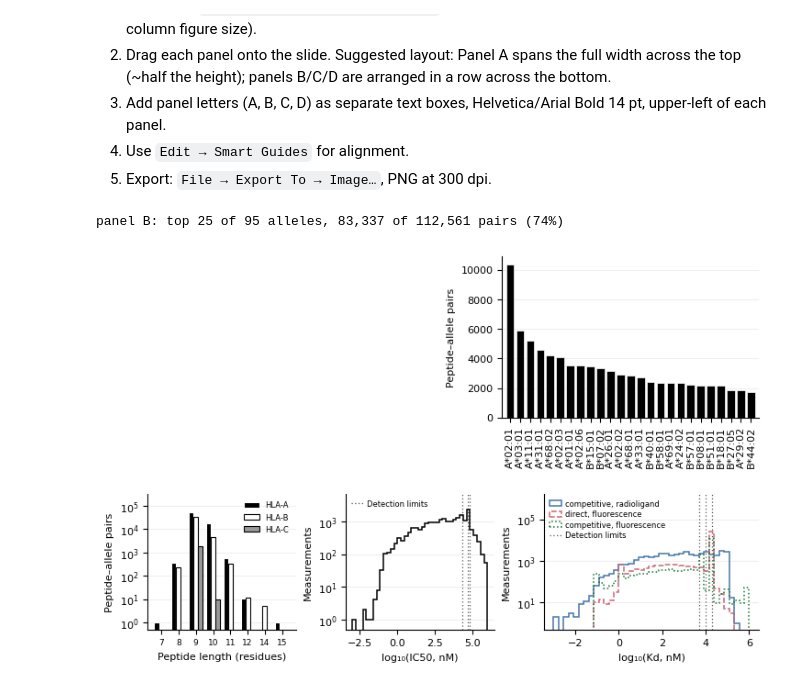
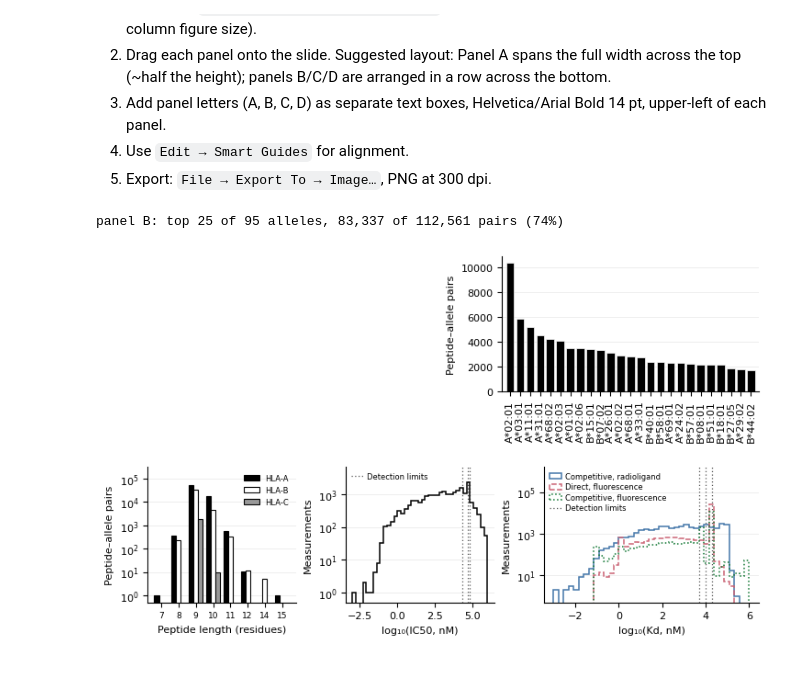
Before and after one commit to kunikohunter/PepBind3D, a Jupyter notebook: 04_figure1_panels.ipynb, the cells around one changed output. Saved outputs shown, nothing was run; the diff lists cells and outputs as text; code cells hidden in the pictures.

Commit message:
Fix the HLA-A bar outline and tighten Figure 1

```diff
--- a/04_figure1_panels.ipynb
+++ b/04_figure1_panels.ipynb
@@ -360,9 +360,11 @@ counts = {loc: [int(((pairs['peptide_length']==L) & (pairs['_class']==loc)).sum(
 
 x = np.arange(len(lengths))
 width = 0.27
-# One outline weight for all three: they were 0.5 / 1.0 / 0.5, so the HLA-B
-# bars and its legend swatch carried a visibly heavier border than the others.
-STYLE = {'HLA-A': dict(color='black', edgecolor='white', linewidth=0.8),
+# One outline weight AND one outline colour for all three. They were 0.5 / 1.0
+# / 0.5, so HLA-B carried a heavier border; and HLA-A's edge was white, which
+# is invisible against the page, so its bars read as narrower than the others
+# by a line width on each side.
+STYLE = {'HLA-A': dict(color='black', edgecolor='black', linewidth=0.8),
          'HLA-B': dict(color='white', edgecolor='black', linewidth=0.8),
          'HLA-C': dict(color='#999999', edgecolor='black', linewidth=0.8)}
 all_bars, all_n = [], []
@@ -529,7 +531,7 @@ import matplotlib.lines as mlines
 
 # ============== LAYOUT KNOBS (edit these) ==============
 FONT_SIZE    = 8                       # uniform size for ALL text in the figure
-TOP_ROW_H    = 2.5                     # top row height (in)
+TOP_ROW_H    = 2.2                     # top row height (in)
 BOTTOM_ROW_H = 2.0                     # bottom row height (in)
 ROW_GAP      = 0.09                    # gap between the two rows,
                                        # as a fraction of row height
@@ -591,9 +593,11 @@ lengths = sorted(pairs['peptide_length'].unique())
 counts = {loc: [int(((pairs['peptide_length'] == L) & (pairs['_class'] == loc)).sum())
                 for L in lengths] for loc in LOCI}
 x, w = np.arange(len(lengths)), 0.27
-# One outline weight for all three: they were 0.5 / 1.0 / 0.5, so the HLA-B
-# bars and its legend swatch carried a visibly heavier border than the others.
-STYLE = {'HLA-A': dict(color='black', edgecolor='white', linewidth=0.8),
+# One outline weight AND one outline colour for all three. They were 0.5 / 1.0
+# / 0.5, so HLA-B carried a heavier border; and HLA-A's edge was white, which
+# is invisible against the page, so its bars read as narrower than the others
+# by a line width on each side.
+STYLE = {'HLA-A': dict(color='black', edgecolor='black', linewidth=0.8),
          'HLA-B': dict(color='white', edgecolor='black', linewidth=0.8),
          'HLA-C': dict(color='#999999', edgecolor='black', linewidth=0.8)}
 all_n = []
@@ -614,9 +618,9 @@ _style(ax_len)
 # histogram shows their sum and hides the thing Reviewer 2 asked about. The Kd
 # panel is drawn as three step histograms, one per assay, on shared axes.
 KD_ASSAYS = [
-    ('purified MHC/competitive/radioactivity', 'competitive, radioligand',  '#4477AA', '-'),
-    ('purified MHC/direct/fluorescence',       'direct, fluorescence',      '#CC6677', '--'),
-    ('purified MHC/competitive/fluorescence',  'competitive, fluorescence', '#117733', ':'),
+    ('purified MHC/competitive/radioactivity', 'Competitive, radioligand',  '#4477AA', '-'),
+    ('purified MHC/direct/fluorescence',       'Direct, fluorescence',      '#CC6677', '--'),
+    ('purified MHC/competitive/fluorescence',  'Competitive, fluorescence', '#117733', ':'),
 ]
 
 def _affinity(ax, mtype, thresholds, xlabel, legend=False, split_assays=None,
@@ -641,31 +645,31 @@ def _affinity(ax, mtype, thresholds, xlabel, legend=False, split_assays=None,
                                  color='black', zorder=2)
         peak = n_counts.max()
     ax.set_yscale('log')
     ax.set_ylim(0.5, peak * headroom)
     for t in thresholds:
         ax.axvline(np.log10(t), color='#555555', linestyle=(0, (1, 2)),
                    linewidth=0.9, zorder=1)
     ax.set_ylabel('Measurements'); ax.set_xlabel(xlabel)
     _style(ax)
     handles = []
     if split_assays:
         handles = ax.get_legend_handles_labels()[0]
     if legend:
         handles = handles + [mlines.Line2D([], [], color='#555555',
                                            linestyle=(0, (1, 2)),
                                            linewidth=0.9, label=LIMIT_LABEL)]
     if handles:
         ax.legend(handles=handles, frameon=False, handlelength=1.6,
                   handletextpad=0.5, fontsize=LEGEND_SIZE, labelspacing=0.3,
                   borderpad=0.2, loc='upper left')
 
 _affinity(ax_ic50, 'IC50', (20000, 50000, 70000), 'log\u2081\u2080(IC50, nM)', legend=True)
 _affinity(ax_kd,   'Kd',   (5000, 10000, 20000),  'log\u2081\u2080(Kd, nM)',
           legend=True, split_assays=KD_ASSAYS, headroom=KD_YLIM_HEADROOM)
 
 fig.savefig(FIG_DIR / 'figure1_combined.png', dpi=600)
 fig.savefig(FIG_DIR / 'figure1_combined.pdf')
 plt.show()
 # %% [output]
 panel B: top 25 of 95 alleles, 83,337 of 112,561 pairs (74%)
-[figure, old version]
+[figure, new version]
```
